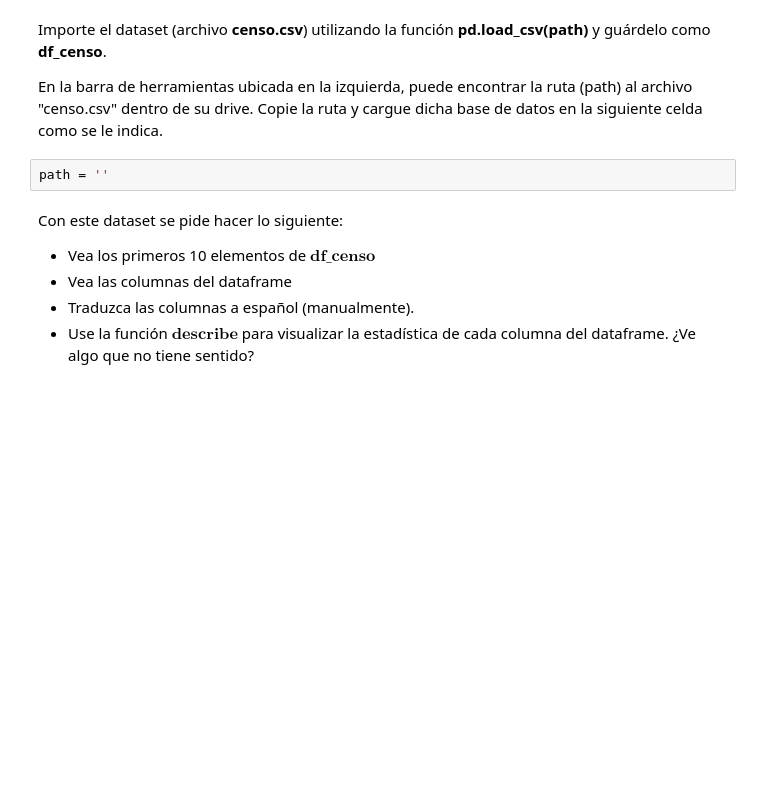
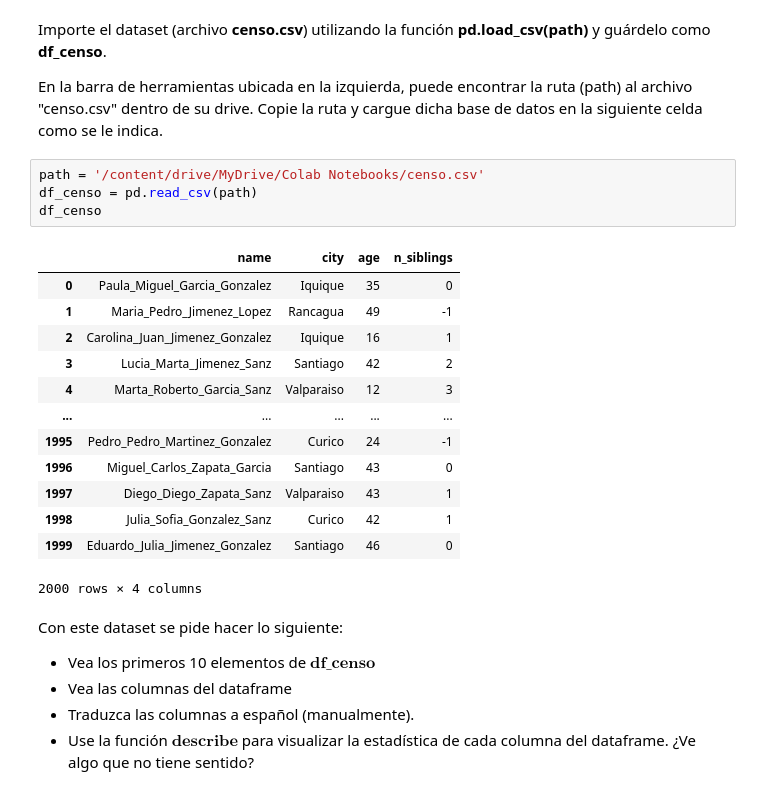
Before and after one commit to Cristobal-Gomez/Tarea-1, a Jupyter notebook: Tarea_1.ipynb, the cells around one changed output. Cells and saved outputs as stored; diff of their text form; blank space fills up the shorter version.

```diff
--- a/Tarea_1.ipynb
+++ b/Tarea_1.ipynb
@@ -203,8 +203,24 @@ MessageError: Error: credential propagation was unsuccessful
 Importe el dataset (archivo **censo.csv**) utilizando la función **pd.load_csv(path)** y guárdelo como **df_censo**.
 
 En la barra de herramientas ubicada en la izquierda, puede encontrar la ruta (path) al archivo "censo.csv" dentro de su drive. Copie la ruta y cargue dicha base de datos en la siguiente celda como se le indica.
-# %%
-path = ''
+# %%
+path = '/content/drive/MyDrive/Colab Notebooks/censo.csv'
+df_censo = pd.read_csv(path)
+df_censo
+# %% [output]
+|  | name | city | age | n_siblings |
+| 0 | Paula_Miguel_Garcia_Gonzalez | Iquique | 35 | 0 |
+| 1 | Maria_Pedro_Jimenez_Lopez | Rancagua | 49 | -1 |
+| 2 | Carolina_Juan_Jimenez_Gonzalez | Iquique | 16 | 1 |
+| 3 | Lucia_Marta_Jimenez_Sanz | Santiago | 42 | 2 |
+| 4 | Marta_Roberto_Garcia_Sanz | Valparaiso | 12 | 3 |
+| ... | ... | ... | ... | ... |
+| 1995 | Pedro_Pedro_Martinez_Gonzalez | Curico | 24 | -1 |
+| 1996 | Miguel_Carlos_Zapata_Garcia | Santiago | 43 | 0 |
+| 1997 | Diego_Diego_Zapata_Sanz | Valparaiso | 43 | 1 |
+| 1998 | Julia_Sofia_Gonzalez_Sanz | Curico | 42 | 1 |
+| 1999 | Eduardo_Julia_Jimenez_Gonzalez | Santiago | 46 | 0 |
+2000 rows × 4 columns
 # %% [markdown]
 Con este dataset se pide hacer lo siguiente:
 
```
Also changed, not shown: parts of 3 cells of this notebook.
